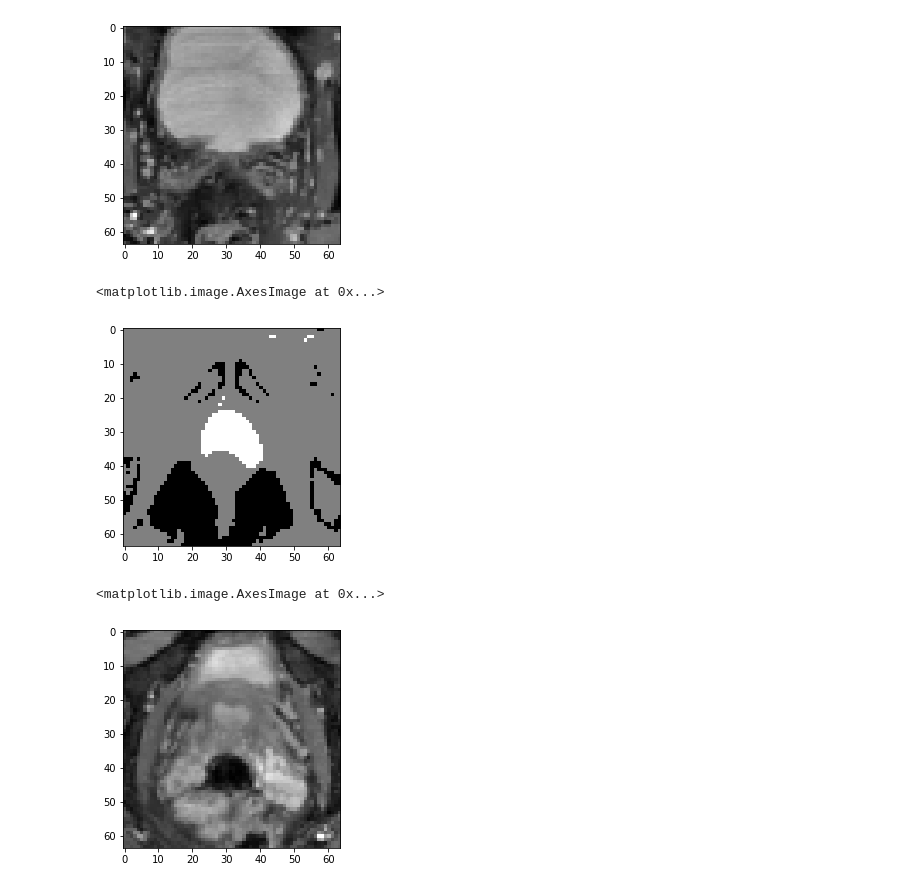
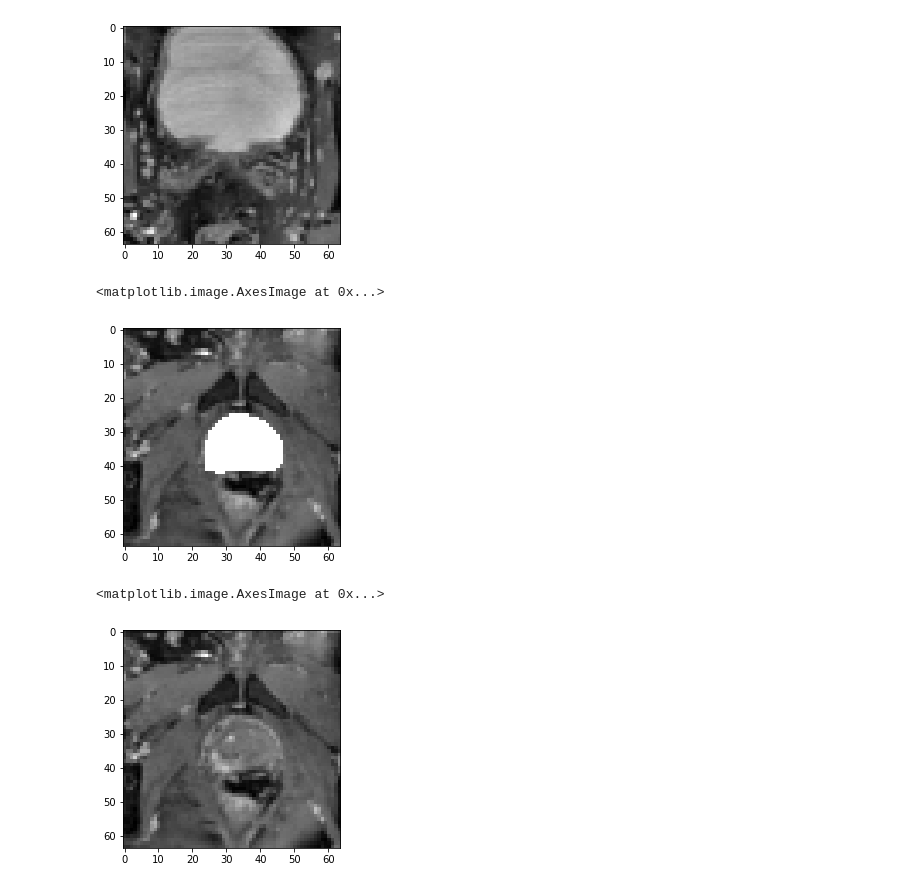
Before and after one commit to LarsV167/Capita_selecta, a Jupyter notebook: Masks_with_background.ipynb, the cells around one changed output. Cells and saved outputs as stored; diff of their text form; code cells hidden in the pictures.

```diff
--- a/Masks_with_background.ipynb
+++ b/Masks_with_background.ipynb
@@ -62,8 +63,9 @@ plt.imshow(img[3,0,:,:], cmap='gray')
 <matplotlib.image.AxesImage at 0x...>
 [figure]
 # %%
-seg2=np.arange(131072)
-seg2=np.reshape(seg2,(32,1,64,64))
+# seg2=np.arange(131072)
+# seg2=np.reshape(seg2,(32,1,64,64))
+seg2=np.zeros(np.shape(seg))
 for pt in range(32):
     for i in range(64):
         for j in range(64):
@@ -71,14 +73,14 @@ for pt in range(32):
                 seg2[pt,0,i,j] = img[pt,0,i,j]
 
             else:
-                seg2[pt,0,i,j] = 1
+                seg2[pt,0,i,j] = torch.max(img[pt,0,:,:])
 # %%
-plt.imshow(seg2[9,0,:,:], cmap='gray')
+plt.imshow(seg2[10,0,:,:], cmap='gray')
 # %% [output]
 <matplotlib.image.AxesImage at 0x...>
-[figure, old version]
+[figure, new version]
 # %%
-plt.imshow(img[9,0,:,:],cmap='gray')
+plt.imshow(img[10,0,:,:],cmap='gray')
 # %% [output]
 <matplotlib.image.AxesImage at 0x...>
-[figure, old version]
+[figure, new version]
```
Also changed, not shown: parts of 10 cells of this notebook, 1 other file.
